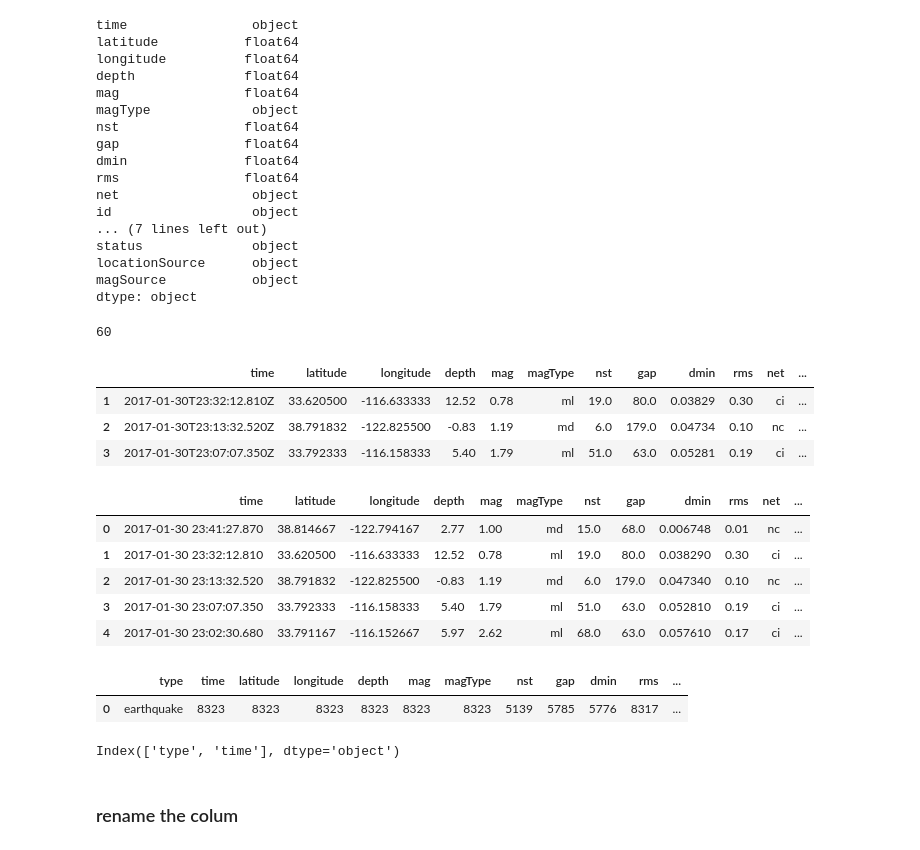
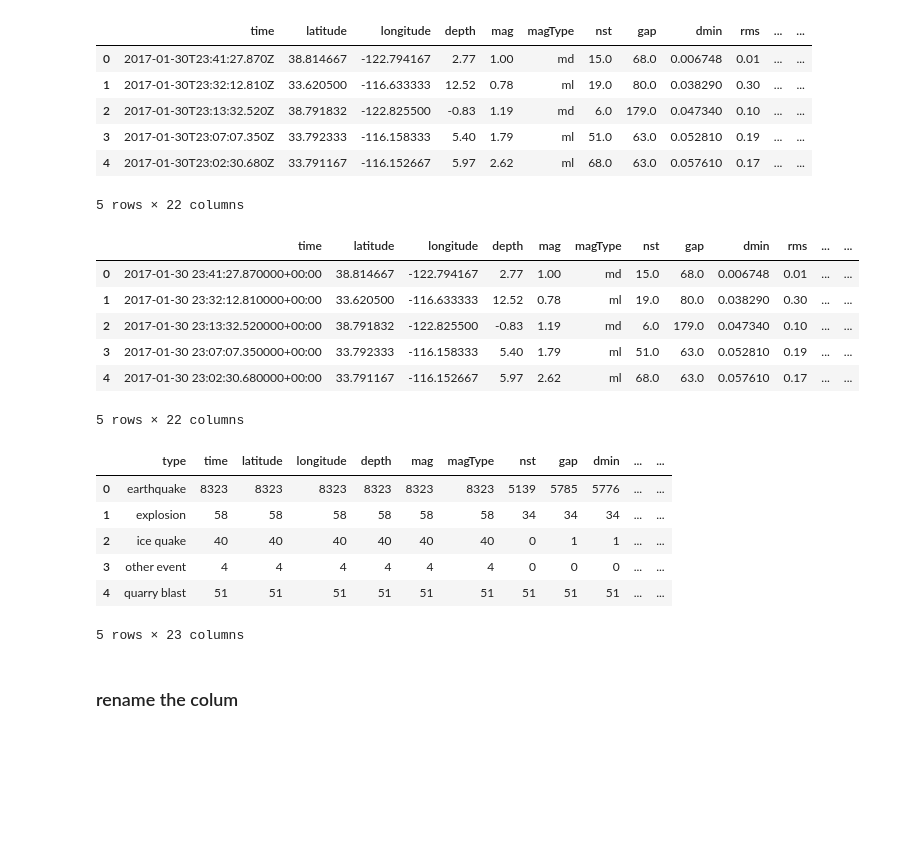
Before and after one commit to Mantej-Singh/Playing-with-Earthquakes-dataset, a Jupyter notebook: Scatter Plots on Maps.ipynb, the cells around one changed output. Cells and saved outputs as stored; diff of their text form; code cells hidden in the pictures; blank space fills up the shorter version.

```diff
--- a/Scatter Plots on Maps.ipynb
+++ b/Scatter Plots on Maps.ipynb
@@ -3,49 +3,27 @@ import pandas as pd
 # %%
 df=pd.read_csv('All Earthquakes.csv')
 # %%
-df.dtypes
+df.head()
 # %% [output]
+|  | time | latitude | longitude | depth | mag | magType | nst | gap | dmin | rms | ... | ... |
+| 0 | 2017-01-30T23:41:27.870Z | 38.814667 | -122.794167 | 2.77 | 1.00 | md | 15.0 | 68.0 | 0.006748 | 0.01 | ... | ... |
+| 1 | 2017-01-30T23:32:12.810Z | 33.620500 | -116.633333 | 12.52 | 0.78 | ml | 19.0 | 80.0 | 0.038290 | 0.30 | ... | ... |
+| 2 | 2017-01-30T23:13:32.520Z | 38.791832 | -122.825500 | -0.83 | 1.19 | md | 6.0 | 179.0 | 0.047340 | 0.10 | ... | ... |
+| 3 | 2017-01-30T23:07:07.350Z | 33.792333 | -116.158333 | 5.40 | 1.79 | ml | 51.0 | 63.0 | 0.052810 | 0.19 | ... | ... |
+| 4 | 2017-01-30T23:02:30.680Z | 33.791167 | -116.152667 | 5.97 | 2.62 | ml | 68.0 | 63.0 | 0.057610 | 0.17 | ... | ... |
-time                object
-latitude           float64
-longitude          float64
-depth              float64
-mag                float64
-magType             object
-nst                float64
-gap                float64
-dmin               float64
-rms                float64
-net                 object
-id                  object
-... (7 lines left out)
-status              object
-locationSource      object
-magSource           object
-dtype: object
+5 rows × 22 columns
-# %%
-pd.options.display.max_rows
-# %% [output]
-60
-# %%
-pd.options.display.max_columns=None
-# %%
-df[1:4]
-# %% [output]
-|  | time | latitude | longitude | depth | mag | magType | nst | gap | dmin | rms | net | ... |
-| 1 | 2017-01-30T23:32:12.810Z | 33.620500 | -116.633333 | 12.52 | 0.78 | ml | 19.0 | 80.0 | 0.03829 | 0.30 | ci | ... |
-| 2 | 2017-01-30T23:13:32.520Z | 38.791832 | -122.825500 | -0.83 | 1.19 | md | 6.0 | 179.0 | 0.04734 | 0.10 | nc | ... |
-| 3 | 2017-01-30T23:07:07.350Z | 33.792333 | -116.158333 | 5.40 | 1.79 | ml | 51.0 | 63.0 | 0.05281 | 0.19 | ci | ... |
 # %%
 df['time']=pd.to_datetime(df['time'])
 # %%
 df.head()
 # %% [output]
-|  | time | latitude | longitude | depth | mag | magType | nst | gap | dmin | rms | net | ... |
-| 0 | 2017-01-30 23:41:27.870 | 38.814667 | -122.794167 | 2.77 | 1.00 | md | 15.0 | 68.0 | 0.006748 | 0.01 | nc | ... |
-| 1 | 2017-01-30 23:32:12.810 | 33.620500 | -116.633333 | 12.52 | 0.78 | ml | 19.0 | 80.0 | 0.038290 | 0.30 | ci | ... |
-| 2 | 2017-01-30 23:13:32.520 | 38.791832 | -122.825500 | -0.83 | 1.19 | md | 6.0 | 179.0 | 0.047340 | 0.10 | nc | ... |
-| 3 | 2017-01-30 23:07:07.350 | 33.792333 | -116.158333 | 5.40 | 1.79 | ml | 51.0 | 63.0 | 0.052810 | 0.19 | ci | ... |
-| 4 | 2017-01-30 23:02:30.680 | 33.791167 | -116.152667 | 5.97 | 2.62 | ml | 68.0 | 63.0 | 0.057610 | 0.17 | ci | ... |
+|  | time | latitude | longitude | depth | mag | magType | nst | gap | dmin | rms | ... | ... |
+| 0 | 2017-01-30 23:41:27.870000+00:00 | 38.814667 | -122.794167 | 2.77 | 1.00 | md | 15.0 | 68.0 | 0.006748 | 0.01 | ... | ... |
+| 1 | 2017-01-30 23:32:12.810000+00:00 | 33.620500 | -116.633333 | 12.52 | 0.78 | ml | 19.0 | 80.0 | 0.038290 | 0.30 | ... | ... |
+| 2 | 2017-01-30 23:13:32.520000+00:00 | 38.791832 | -122.825500 | -0.83 | 1.19 | md | 6.0 | 179.0 | 0.047340 | 0.10 | ... | ... |
+| 3 | 2017-01-30 23:07:07.350000+00:00 | 33.792333 | -116.158333 | 5.40 | 1.79 | ml | 51.0 | 63.0 | 0.052810 | 0.19 | ... | ... |
+| 4 | 2017-01-30 23:02:30.680000+00:00 | 33.791167 | -116.152667 | 5.97 | 2.62 | ml | 68.0 | 63.0 | 0.057610 | 0.17 | ... | ... |
+5 rows × 22 columns
 # %%
 df['Year_month']=df['time'].apply(lambda x: x.strftime('%b-%y'))
 # %%
@@ -53,16 +31,17 @@ data1=df.groupby('type').count()
 # %%
 data1=data1.reset_index()
 # %%
-data1[:1]
+data1.head()
 # %% [output]
-|  | type | time | latitude | longitude | depth | mag | magType | nst | gap | dmin | rms | ... |
-| 0 | earthquake | 8323 | 8323 | 8323 | 8323 | 8323 | 8323 | 5139 | 5785 | 5776 | 8317 | ... |
+|  | type | time | latitude | longitude | depth | mag | magType | nst | gap | dmin | ... | ... |
+| 0 | earthquake | 8323 | 8323 | 8323 | 8323 | 8323 | 8323 | 5139 | 5785 | 5776 | ... | ... |
+| 1 | explosion | 58 | 58 | 58 | 58 | 58 | 58 | 34 | 34 | 34 | ... | ... |
+| 2 | ice quake | 40 | 40 | 40 | 40 | 40 | 40 | 0 | 1 | 1 | ... | ... |
+| 3 | other event | 4 | 4 | 4 | 4 | 4 | 4 | 0 | 0 | 0 | ... | ... |
+| 4 | quarry blast | 51 | 51 | 51 | 51 | 51 | 51 | 51 | 51 | 51 | ... | ... |
+5 rows × 23 columns
 # %%
 data1=data1[['type','time']]
-# %%
-data1.columns
-# %% [output]
-Index(['type', 'time'], dtype='object')
 # %% [markdown]
 ### rename the colum
 # %%
```
Also changed, not shown: parts of 20 cells of this notebook.
